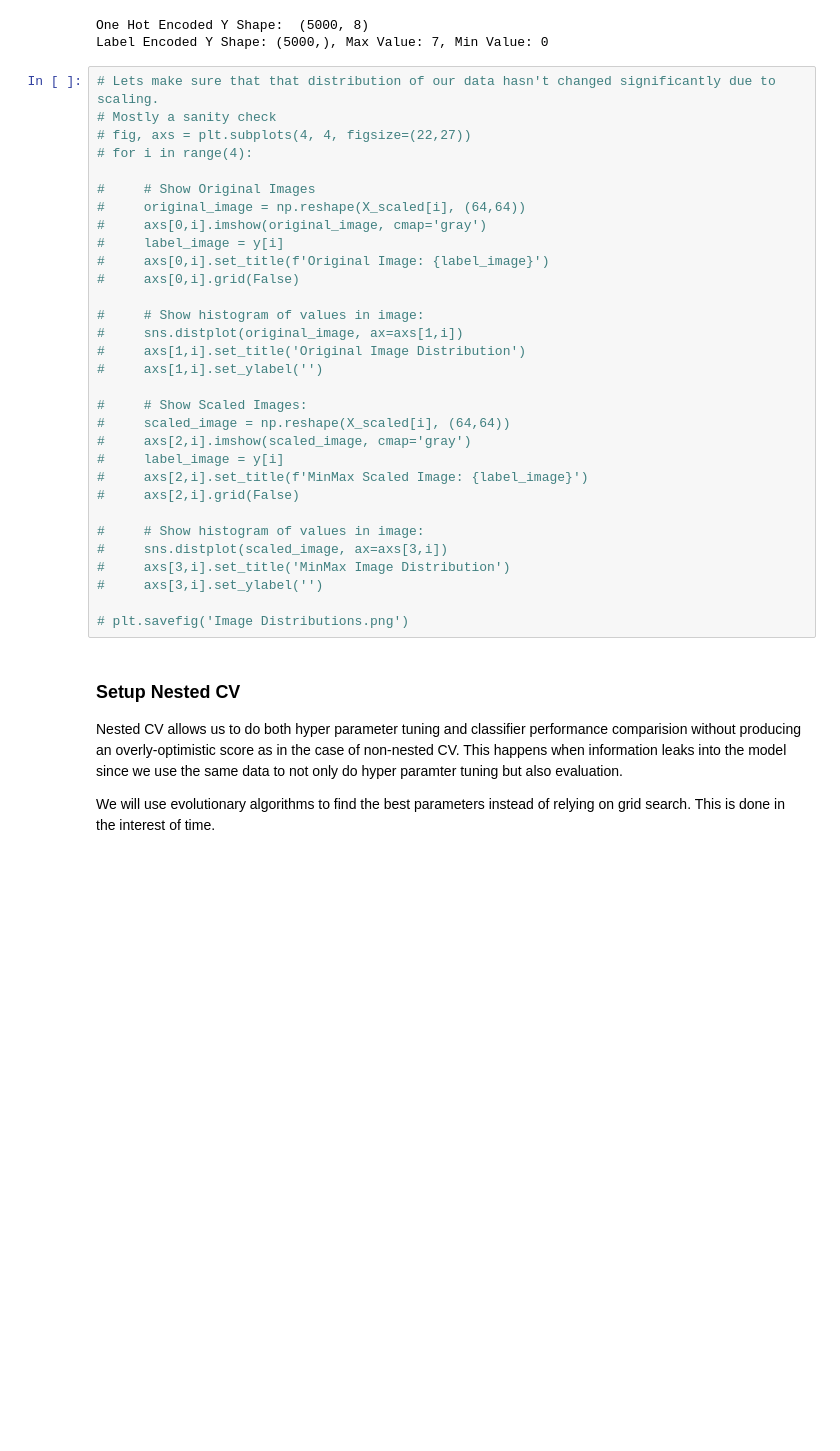
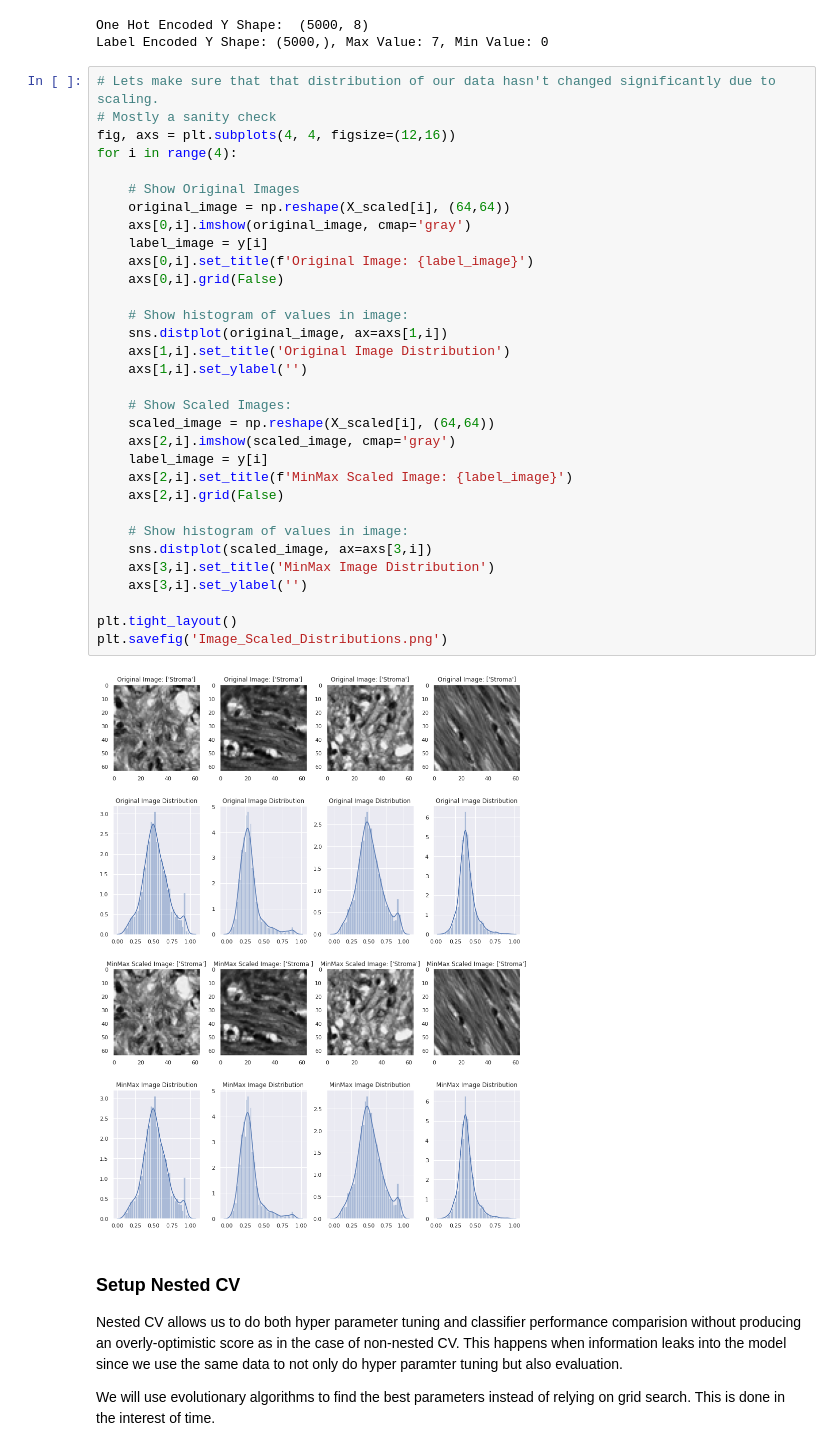
Before and after one commit to sharyar/CLFModelComparison, a Jupyter notebook: 03_ML_Notebooks/nested_cv_comparision.ipynb, the cells around one changed output. Saved outputs shown, nothing was run; the diff lists cells and outputs as text; blank space fills up the shorter version.

```diff
--- a/03_ML_Notebooks/nested_cv_comparision.ipynb
+++ b/03_ML_Notebooks/nested_cv_comparision.ipynb
@@ -119,34 +113,37 @@ Label Encoded Y Shape: (5000,), Max Value: 7, Min Value: 0
 # %%
 # Lets make sure that that distribution of our data hasn't changed significantly due to scaling.
 # Mostly a sanity check
-# fig, axs = plt.subplots(4, 4, figsize=(22,27))
-# for i in range(4):
+fig, axs = plt.subplots(4, 4, figsize=(12,16))
+for i in range(4):
 
-#     # Show Original Images
-#     original_image = np.reshape(X_scaled[i], (64,64))
-#     axs[0,i].imshow(original_image, cmap='gray')
-#     label_image = y[i]
-#     axs[0,i].set_title(f'Original Image: {label_image}')
-#     axs[0,i].grid(False)
+    # Show Original Images
+    original_image = np.reshape(X_scaled[i], (64,64))
+    axs[0,i].imshow(original_image, cmap='gray')
+    label_image = y[i]
+    axs[0,i].set_title(f'Original Image: {label_image}')
+    axs[0,i].grid(False)
 
-#     # Show histogram of values in image:
-#     sns.distplot(original_image, ax=axs[1,i])
-#     axs[1,i].set_title('Original Image Distribution')
-#     axs[1,i].set_ylabel('')
+    # Show histogram of values in image:
+    sns.distplot(original_image, ax=axs[1,i])
+    axs[1,i].set_title('Original Image Distribution')
+    axs[1,i].set_ylabel('')
 
-#     # Show Scaled Images:
-#     scaled_image = np.reshape(X_scaled[i], (64,64))
-#     axs[2,i].imshow(scaled_image, cmap='gray')
-#     label_image = y[i]
-#     axs[2,i].set_title(f'MinMax Scaled Image: {label_image}')
-#     axs[2,i].grid(False)
+    # Show Scaled Images:
+    scaled_image = np.reshape(X_scaled[i], (64,64))
+    axs[2,i].imshow(scaled_image, cmap='gray')
+    label_image = y[i]
+    axs[2,i].set_title(f'MinMax Scaled Image: {label_image}')
+    axs[2,i].grid(False)
 
-#     # Show histogram of values in image:
-#     sns.distplot(scaled_image, ax=axs[3,i])
-#     axs[3,i].set_title('MinMax Image Distribution')
-#     axs[3,i].set_ylabel('')
+    # Show histogram of values in image:
+    sns.distplot(scaled_image, ax=axs[3,i])
+    axs[3,i].set_title('MinMax Image Distribution')
+    axs[3,i].set_ylabel('')
 
-# plt.savefig('Image Distributions.png')
+plt.tight_layout()
+plt.savefig('Image_Scaled_Distributions.png')
+# %% [output]
+[figure, added]
 # %% [markdown]
 ### Setup Nested CV
 
```
Also changed, not shown: parts of 24 cells of this notebook, 32 other files.
